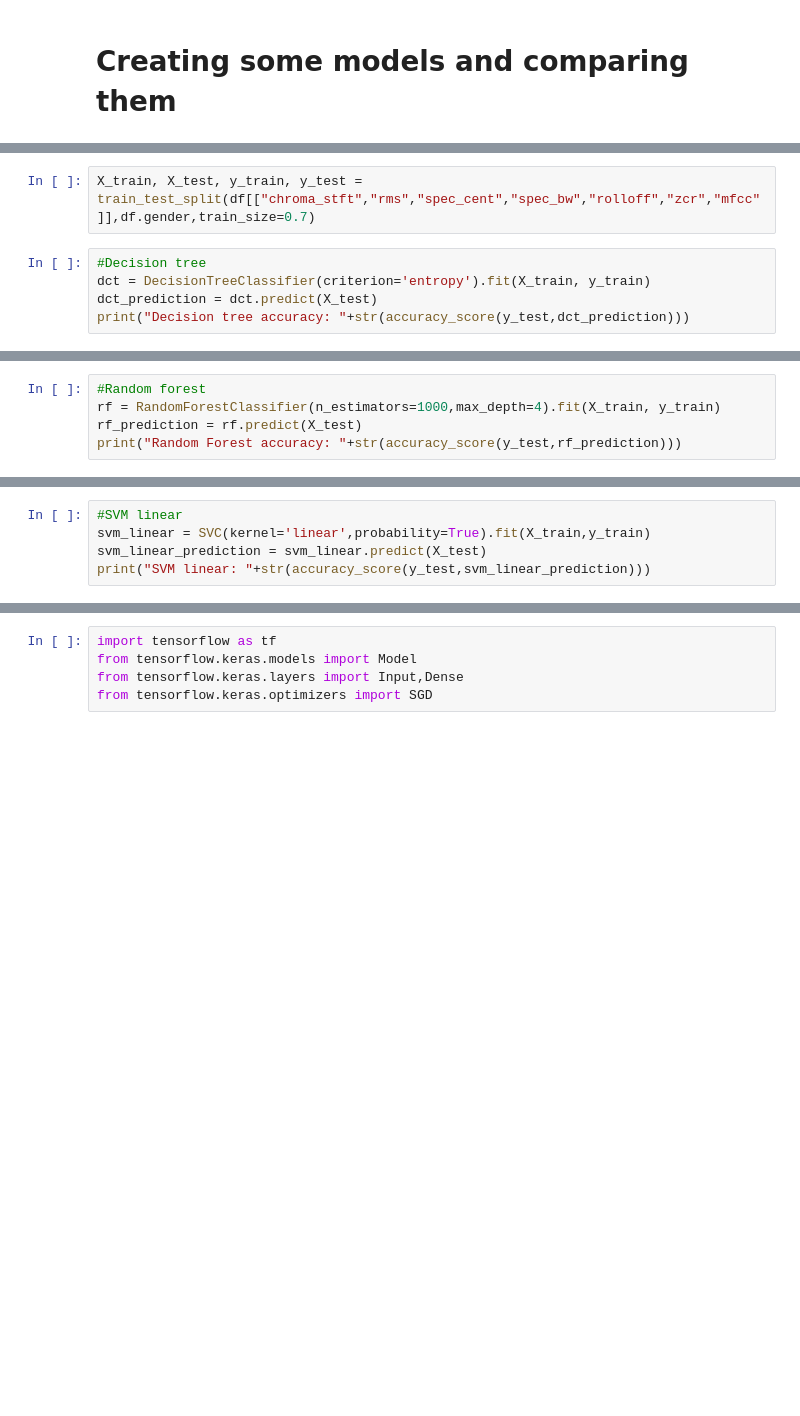
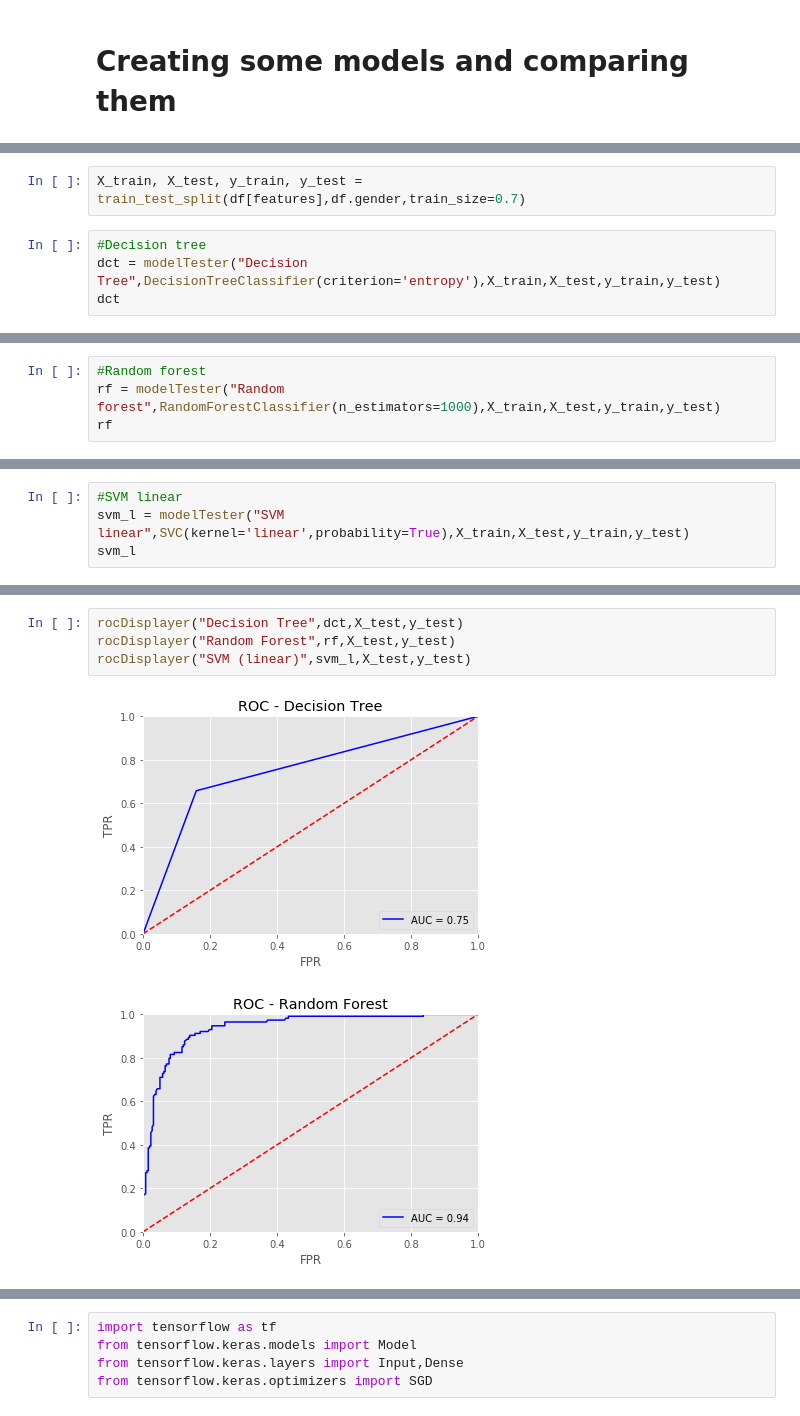
Before and after one commit to Risto-R/IDS-Project, a Jupyter notebook: Notebook.ipynb, the cells around one changed output, grey strips where cells are left out. Cells and saved outputs as stored; diff of their text form; blank space fills up the shorter version.

```diff
--- a/Notebook.ipynb
+++ b/Notebook.ipynb
@@ -431,8 +484,7 @@ df = data_gender.copy()
 # %%
-X_train, X_test, y_train, y_test = train_test_split(df[["chroma_stft","rms","spec_cent","spec_bw","rolloff","zcr","mfcc"]],df.gender,train_size=0.7)
+X_train, X_test, y_train, y_test = train_test_split(df[features],df.gender,train_size=0.7)
 # %%
 #Decision tree
-dct = DecisionTreeClassifier(criterion='entropy').fit(X_train, y_train)
-dct_prediction = dct.predict(X_test)
-print("Decision tree accuracy: "+str(accuracy_score(y_test,dct_prediction)))
+dct = modelTester("Decision Tree",DecisionTreeClassifier(criterion='entropy'),X_train,X_test,y_train,y_test)
+dct
 # %% [output]
@@ -440,6 +498,5 @@ Decision tree accuracy: 0.8142493638676844
 # %%
 #Random forest
-rf = RandomForestClassifier(n_estimators=1000,max_depth=4).fit(X_train, y_train)
-rf_prediction = rf.predict(X_test)
-print("Random Forest accuracy: "+str(accuracy_score(y_test,rf_prediction)))
+rf = modelTester("Random forest",RandomForestClassifier(n_estimators=1000),X_train,X_test,y_train,y_test)
+rf
 # %% [output]
@@ -447,6 +511,5 @@ Random Forest accuracy: 0.8702290076335878
 # %%
 #SVM linear
-svm_linear = SVC(kernel='linear',probability=True).fit(X_train,y_train)
-svm_linear_prediction = svm_linear.predict(X_test)
-print("SVM linear: "+str(accuracy_score(y_test,svm_linear_prediction)))
+svm_l = modelTester("SVM linear",SVC(kernel='linear',probability=True),X_train,X_test,y_train,y_test)
+svm_l
 # %% [output]
@@ -532,0 +542,7 @@ plt.show()
+# %%
+rocDisplayer("Decision Tree",dct,X_test,y_test)
+rocDisplayer("Random Forest",rf,X_test,y_test)
+rocDisplayer("SVM (linear)",svm_l,X_test,y_test)
+# %% [output]
+[figure, added]
+[figure, added]
```
Also changed, not shown: parts of 31 cells of this notebook.
